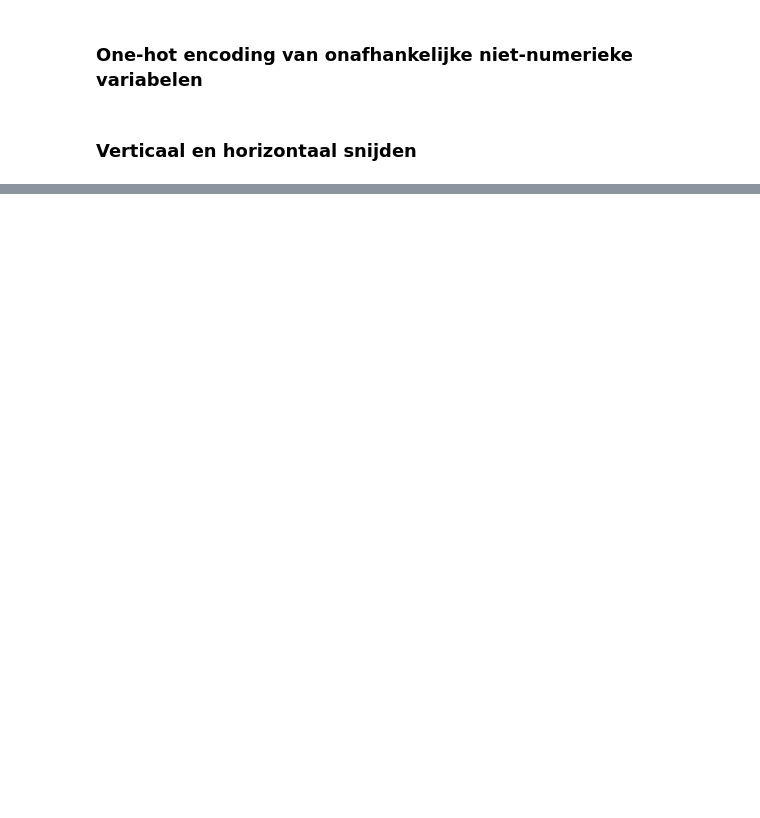
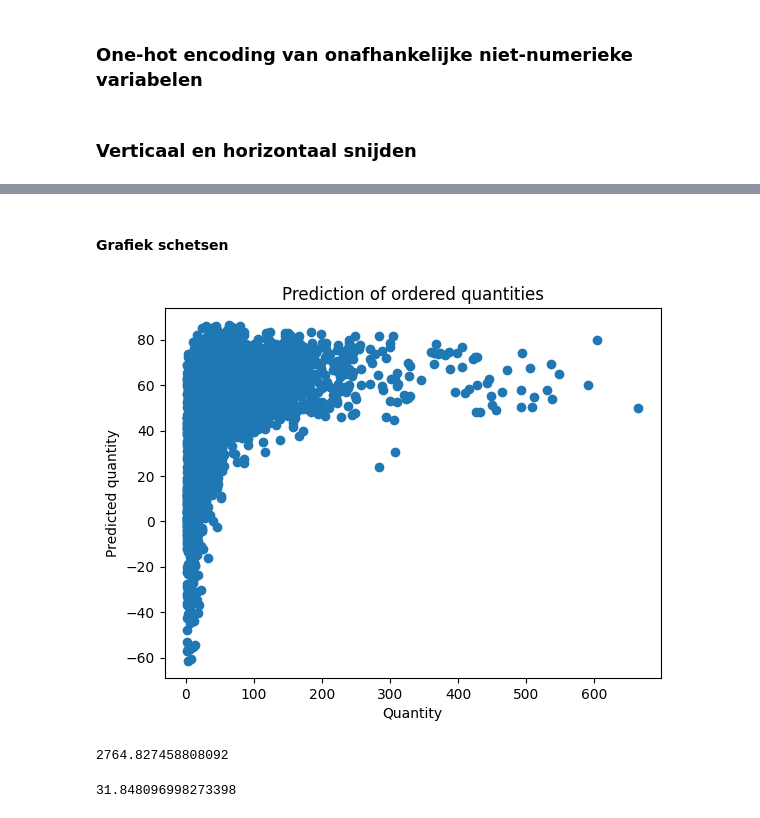
Before and after one commit to DKnightAnon/DEDS_repository, a Jupyter notebook: Week 8/Practicum_8.1_Regressiemodellen.ipynb, the cells around one changed output, grey strips where cells are left out. Cells and saved outputs as stored; diff of their text form; code cells hidden in the pictures; blank space fills up the shorter version.

```diff
--- a/Week 8/Practicum_8.1_Regressiemodellen.ipynb
+++ b/Week 8/Practicum_8.1_Regressiemodellen.ipynb
@@ -132,0 +215,4 @@ dataset
+# %%
+reg_model = linear_model.LinearRegression()
+reg_model = LinearRegression().fit(x_train, y_train)
+reg_model
@@ -132,0 +221,3 @@ dataset
+# %%
+y_prediction = reg_model.predict(x_test)
+y_prediction
@@ -132,0 +232,5 @@ dataset
+# %%
+prediction_DF = pd.DataFrame(y_prediction)
+prediction_DF = prediction_DF.rename(columns= {0 : "Predicted Quantity"})
+
+prediction_DF
@@ -132,0 +251,4 @@ dataset
+# %%
+y_prediction_merge_test = pd.concat([y_test.reset_index()["QUANTITY"], prediction_DF], axis=1)
+y_prediction_merge_test.loc[y_prediction_merge_test["Predicted Quantity"].notna(),:]
+y_prediction_merge_test
@@ -132,0 +269,22 @@ dataset
+# %% [markdown]
+#### Grafiek schetsen
+# %%
+plt.scatter(y_prediction_merge_test["QUANTITY"], y_prediction_merge_test["Predicted Quantity"])
+
+
+plt.title('Prediction of ordered quantities')
+plt.xlabel('Quantity')
+plt.ylabel('Predicted quantity')
+
+
+plt.show()
+# %% [output]
+[figure, added]
+# %%
+mean_squared_error(y_prediction_merge_test["QUANTITY"], y_prediction_merge_test["Predicted Quantity"])
+# %% [output]
+2764.827458808092
+# %%
+mean_absolute_error(y_prediction_merge_test["QUANTITY"], y_prediction_merge_test["Predicted Quantity"])
+# %% [output]
+31.848096998273398
```
Also changed, not shown: parts of 11 cells of this notebook, 5 other files.
